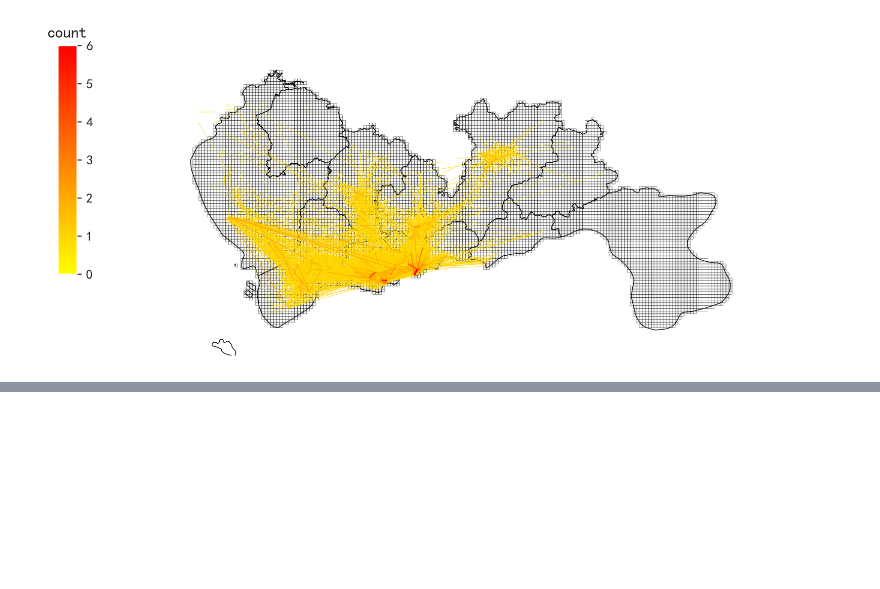
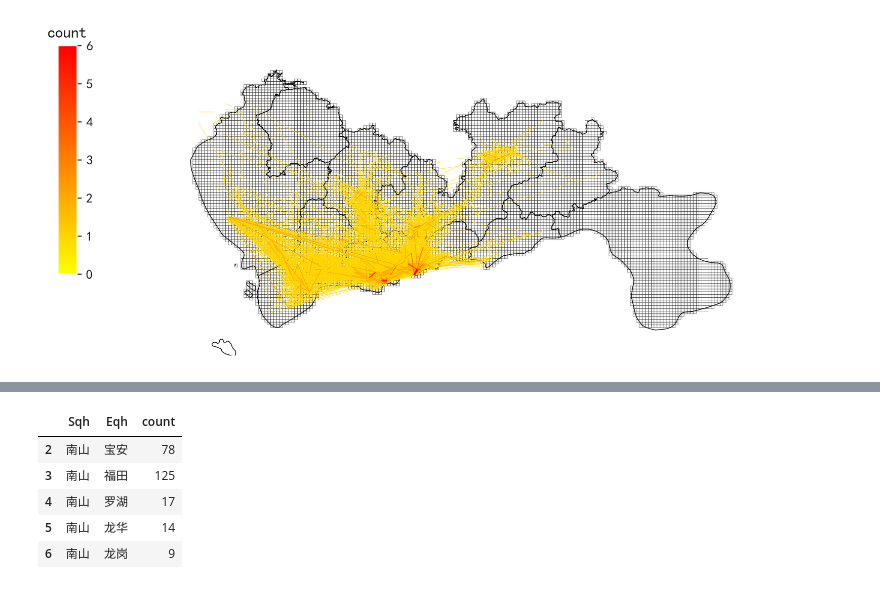
Before and after one commit to raingrain/evaluation-and-analysis-of-gps-data-for-taxi-in-shenzhen, a Jupyter notebook: src/main.ipynb, the cells around one changed output, grey strips where cells are left out. Saved outputs shown, nothing was run; the diff lists cells and outputs as text; code cells hidden in the pictures; blank space fills up the shorter version.

```diff
--- a/src/main.ipynb
+++ b/src/main.ipynb
@@ -1046,0 +1098,21 @@ plt.show()
+# %%
+# 保留有用的字段
+grid_centroid = grid_centroid[['LONCOL', 'LATCOL', 'qh']]
+# 改变grid_centroid字段名，使其与OD数据起点栅格编号列能够匹配
+grid_centroid.columns = ['SLONCOL', 'SLATCOL', 'Sqh']
+OD = pd.merge(OD, grid_centroid, on=['SLONCOL', 'SLATCOL'])
+# 改变grid_centroid字段名，使其与OD数据终点栅格编号列能够匹配
+grid_centroid.columns = ['ELONCOL', 'ELATCOL', 'Eqh']
+OD = pd.merge(OD, grid_centroid, on=['ELONCOL', 'ELATCOL'])
+# 统计OD量
+qhod = OD.groupby(['Sqh', 'Eqh'])['count'].sum().reset_index()
+# 去除起终点在同个行政区划的数据
+qhod = qhod[qhod['Sqh'] != qhod['Eqh']]
+qhod.head(5)
+# %% [output]
+|  | Sqh | Eqh | count |
+| 2 | 南山 | 宝安 | 78 |
+| 3 | 南山 | 福田 | 125 |
+| 4 | 南山 | 罗湖 | 17 |
+| 5 | 南山 | 龙华 | 14 |
+| 6 | 南山 | 龙岗 | 9 |
```
Also changed, not shown: parts of 10 cells of this notebook.
